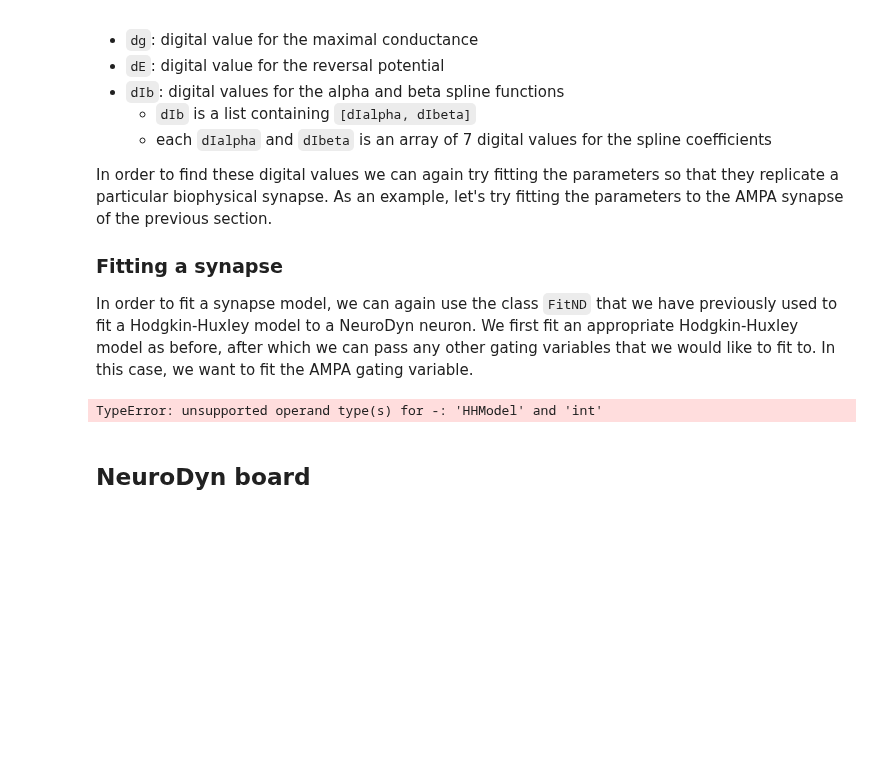
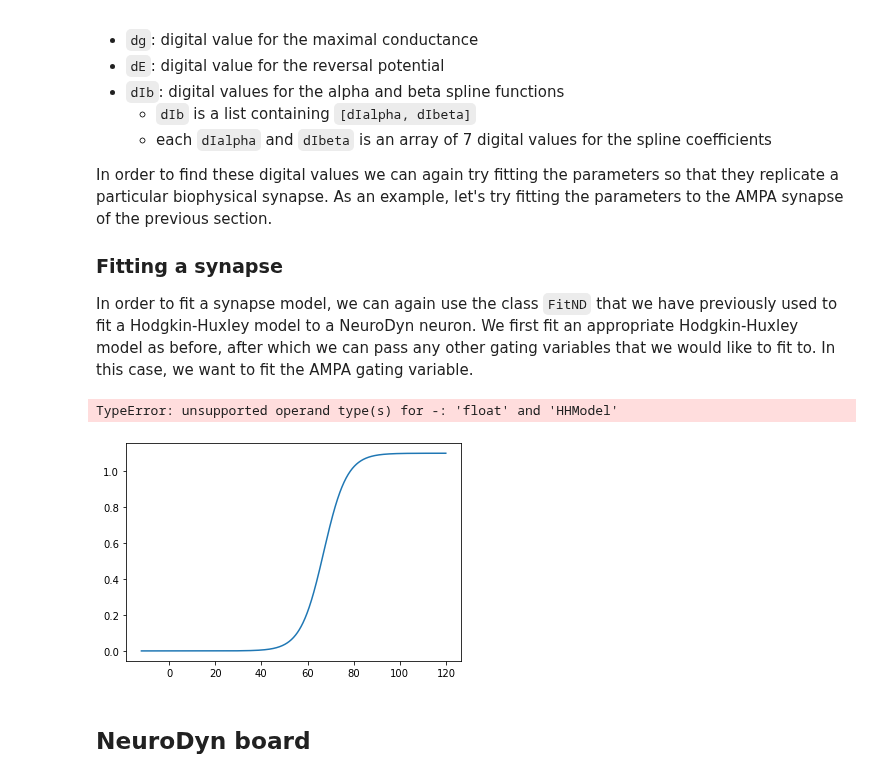
Before and after one commit to lukaribar/telluride-21, a Jupyter notebook: Designing neuronal networks.ipynb, the cells around one changed output. Drawn from its saved outputs; the diff is of its cells as text; code cells hidden in the pictures; blank space fills up the shorter version.

```diff
--- a/Designing neuronal networks.ipynb
+++ b/Designing neuronal networks.ipynb
@@ -179,10 +179,24 @@ hh_neuron = HHModel(scl_v = scl_v, SI_units = True)
 nd_neuron = NeuroDynModel()
 
 fit_obj = FitND(nd_neuron, hh_neuron)
+fit_obj.fit()
 r = AMPA()
 
 Ib = fit_obj.fit([r])
 # %% [output]
-TypeError: unsupported operand type(s) for -: 'HHModel' and 'int'
+TypeError: unsupported operand type(s) for -: 'float' and 'HHModel'
+# %%
+# Test cell!!
+
+r = AMPA()
+
+n = HHModel()
+vrange = np.arange(n.Ek, n.Ena, 0.1)
+
+plt.figure()
+plt.plot(vrange, r.alpha(vrange))
+plt.show()
+# %% [output]
+[figure, added]
 # %% [markdown]
 ## NeuroDyn board
```
Also changed, not shown: 1 other file.
